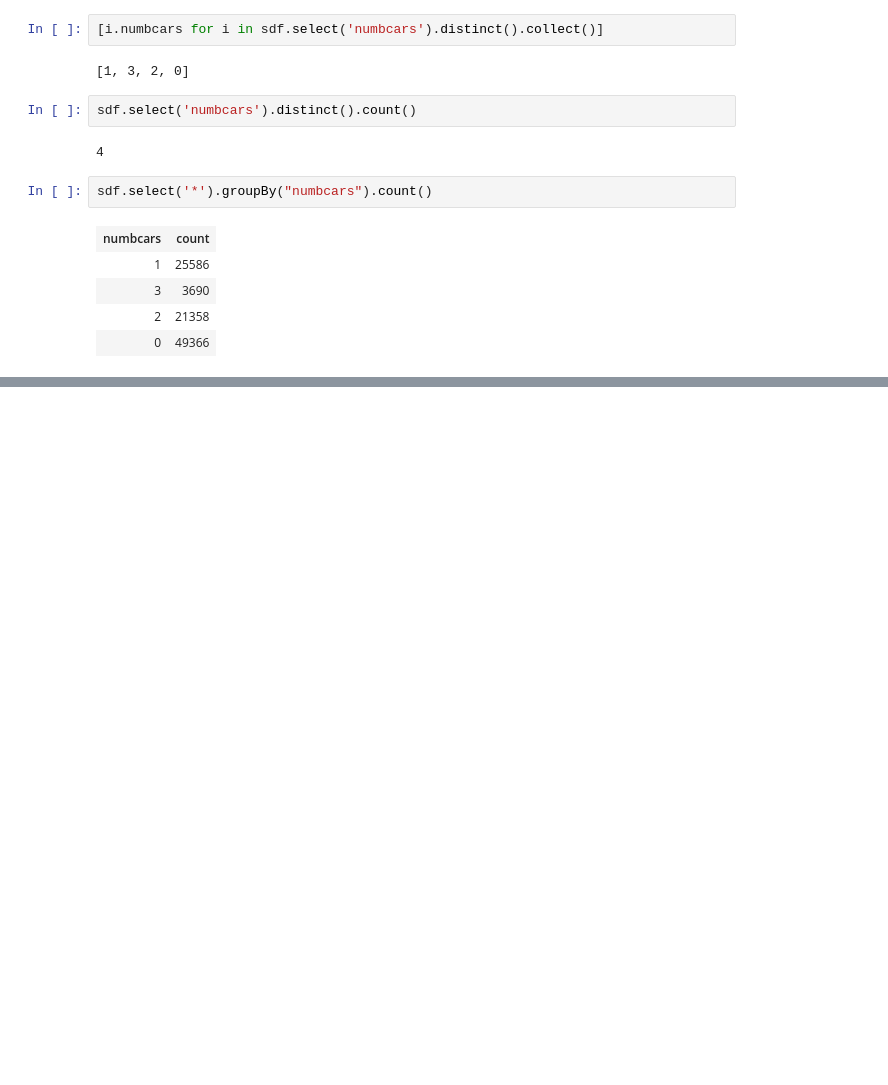
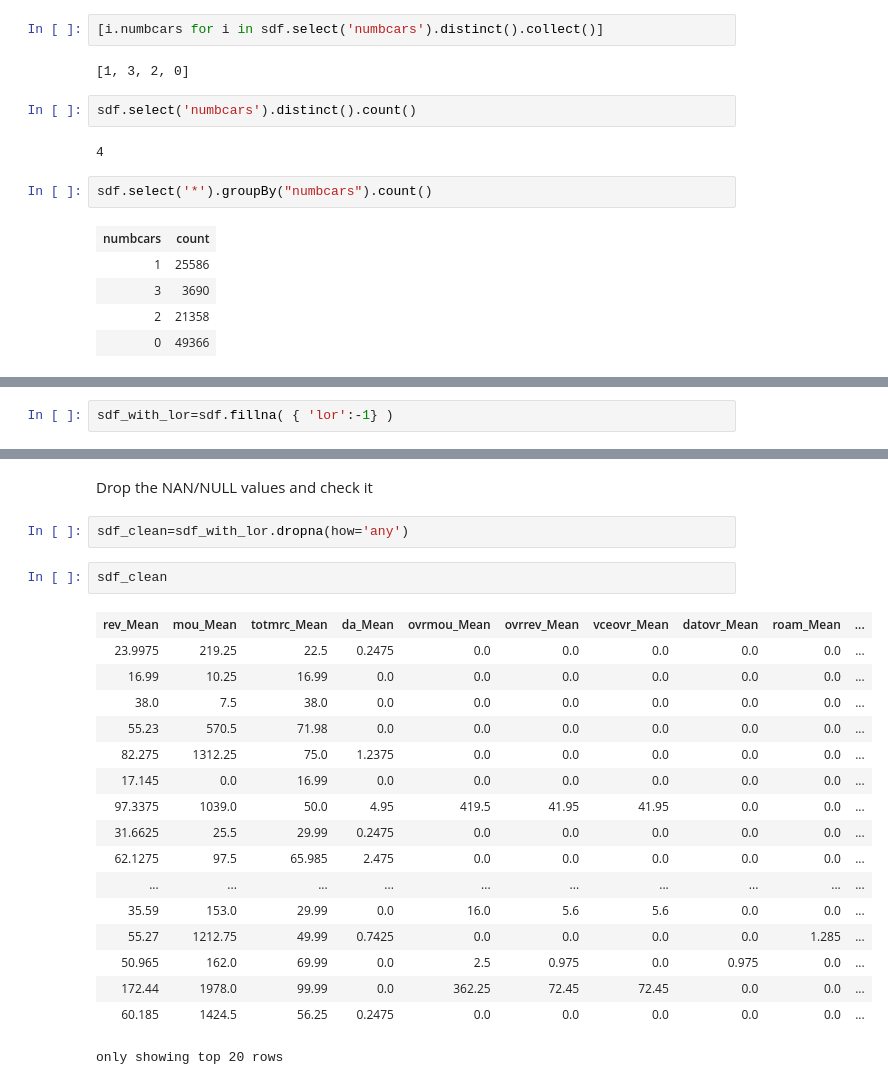
Before and after one commit to nachordo/spark_telecom, a Jupyter notebook: data_wrangling.ipynb, the cells around one changed output, grey strips where cells are left out. Cells and saved outputs as stored; diff of their text form; blank space fills up the shorter version.

```diff
--- a/data_wrangling.ipynb
+++ b/data_wrangling.ipynb
@@ -158,0 +270,2 @@ sdf.select('*').groupBy("area").count()
+# %%
+sdf_with_lor=sdf.fillna( { 'lor':-1} )
@@ -158,0 +296,24 @@ sdf.select('*').groupBy("area").count()
+# %% [markdown]
+Drop the NAN/NULL values and check it
+# %%
+sdf_clean=sdf_with_lor.dropna(how='any')
+# %%
+sdf_clean
+# %% [output]
+| rev_Mean | mou_Mean | totmrc_Mean | da_Mean | ovrmou_Mean | ovrrev_Mean | vceovr_Mean | datovr_Mean | roam_Mean | ... |
+| 23.9975 | 219.25 | 22.5 | 0.2475 | 0.0 | 0.0 | 0.0 | 0.0 | 0.0 | ... |
+| 16.99 | 10.25 | 16.99 | 0.0 | 0.0 | 0.0 | 0.0 | 0.0 | 0.0 | ... |
+| 38.0 | 7.5 | 38.0 | 0.0 | 0.0 | 0.0 | 0.0 | 0.0 | 0.0 | ... |
+| 55.23 | 570.5 | 71.98 | 0.0 | 0.0 | 0.0 | 0.0 | 0.0 | 0.0 | ... |
+| 82.275 | 1312.25 | 75.0 | 1.2375 | 0.0 | 0.0 | 0.0 | 0.0 | 0.0 | ... |
+| 17.145 | 0.0 | 16.99 | 0.0 | 0.0 | 0.0 | 0.0 | 0.0 | 0.0 | ... |
+| 97.3375 | 1039.0 | 50.0 | 4.95 | 419.5 | 41.95 | 41.95 | 0.0 | 0.0 | ... |
+| 31.6625 | 25.5 | 29.99 | 0.2475 | 0.0 | 0.0 | 0.0 | 0.0 | 0.0 | ... |
+| 62.1275 | 97.5 | 65.985 | 2.475 | 0.0 | 0.0 | 0.0 | 0.0 | 0.0 | ... |
+| ... | ... | ... | ... | ... | ... | ... | ... | ... | ... |
+| 35.59 | 153.0 | 29.99 | 0.0 | 16.0 | 5.6 | 5.6 | 0.0 | 0.0 | ... |
+| 55.27 | 1212.75 | 49.99 | 0.7425 | 0.0 | 0.0 | 0.0 | 0.0 | 1.285 | ... |
+| 50.965 | 162.0 | 69.99 | 0.0 | 2.5 | 0.975 | 0.0 | 0.975 | 0.0 | ... |
+| 172.44 | 1978.0 | 99.99 | 0.0 | 362.25 | 72.45 | 72.45 | 0.0 | 0.0 | ... |
+| 60.185 | 1424.5 | 56.25 | 0.2475 | 0.0 | 0.0 | 0.0 | 0.0 | 0.0 | ... |
+only showing top 20 rows
```
Also changed, not shown: parts of 20 cells of this notebook.
